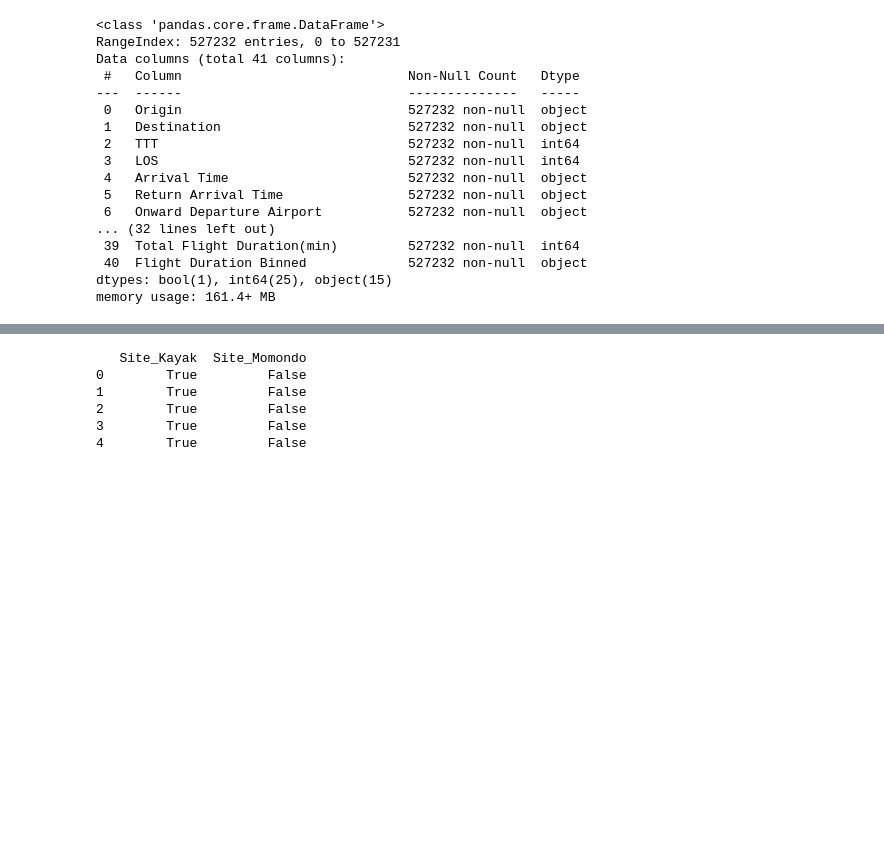
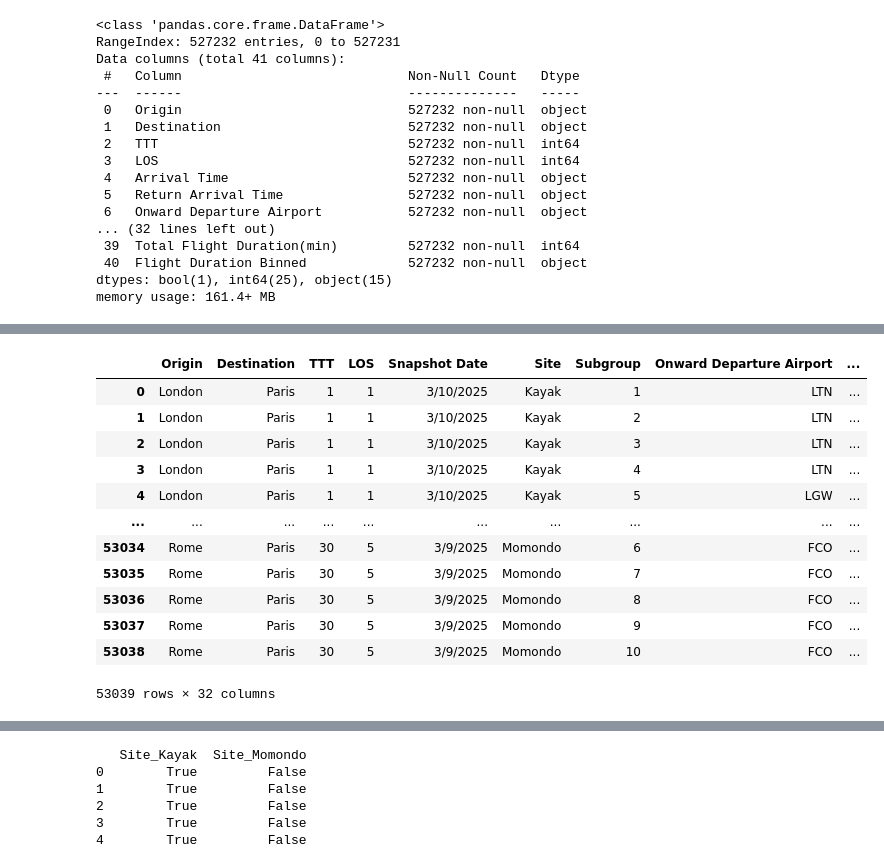
Before and after one commit to Andrian2024/DSProject-Flights, a Jupyter notebook: task D.ipynb, the cells around one changed output, grey strips where cells are left out. Cells and saved outputs as stored; diff of their text form; code cells hidden in the pictures; blank space fills up the shorter version.

```diff
--- a/task D.ipynb
+++ b/task D.ipynb
@@ -30,0 +78,33 @@ memory usage: 161.4+ MB
+# %%
+def mode_func(series):
+    return series.mode()[0]
+
+agg_df = data_copy.groupby(["Origin", "Destination", "TTT", "LOS", "Snapshot Date", "Site"]).agg(
+    {'Onward Departure Airport': mode_func,
+    'Onward Arrival Airport': mode_func,
+    'Return Departure Airport': mode_func,
+    'Return Arrival Airport': mode_func,
+    'Onward Airlines': mode_func,
+    'Return Airlines': mode_func,
+    'Onward Flight Connections': 'median',
+    'Onward Connection Duration(min)': 'median',
+    'Return Flight Connections': 'median',
+    'Return Connection Duration(min)': 'median',
+    'Carry-ons': mode_func,
+    'Checked Bags': mode_func,
+    'Total Onward Flight Duration(min)': 'median',
+    'Total Return Flight Duration(min)': 'median',
+    'Departure Month': mode_func,
+    'Departure Day': mode_func,
+    'Return Month': mode_func,
+    'Return Day': mode_func,
+    'Departure Time Category Num': 'median',
+    'Return Time Category Num': 'median',
+    'Onward Departure Airport Distance': 'mean',
+    'Onward Arrival Airport Distance': 'mean',
+    'Return Departure Airport Distance': 'mean',
+    'Return Arrival Airport Distance': 'mean',
+    'Price(NIS)': 'median'},
+).reset_index()
+
+agg_df.rename(columns={'Price(NIS)': 'Median Price (NIS)'}, inplace=True)
@@ -38,0 +374,23 @@ __________
+# %%
+final_agg_df = final_agg_df.sort_values(by=["Origin", "Destination", "TTT", "LOS", "Snapshot Date", "Site"]).reset_index(drop=True)
+kayak_df = final_agg_df[final_agg_df['Site'] == 'Kayak'].copy().reset_index(drop=True)
+momo_df = final_agg_df[final_agg_df['Site'] == 'Momondo'].copy().reset_index(drop=True)
+momo_df["Price Difference"] = momo_df["Median Price (NIS)"] - kayak_df["Median Price (NIS)"]
+kayak_df["Price Difference"] = kayak_df["Median Price (NIS)"] - momo_df["Median Price (NIS)"]
+momo_df["Abs Price Difference"] = abs(momo_df['Price Difference'])
+kayak_df["Abs Price Difference"] = abs(kayak_df['Price Difference'])
+final_agg_df
+# %% [output]
+|  | Origin | Destination | TTT | LOS | Snapshot Date | Site | Subgroup | Onward Departure Airport | ... |
+| 0 | London | Paris | 1 | 1 | 3/10/2025 | Kayak | 1 | LTN | ... |
+| 1 | London | Paris | 1 | 1 | 3/10/2025 | Kayak | 2 | LTN | ... |
+| 2 | London | Paris | 1 | 1 | 3/10/2025 | Kayak | 3 | LTN | ... |
+| 3 | London | Paris | 1 | 1 | 3/10/2025 | Kayak | 4 | LTN | ... |
+| 4 | London | Paris | 1 | 1 | 3/10/2025 | Kayak | 5 | LGW | ... |
+| ... | ... | ... | ... | ... | ... | ... | ... | ... | ... |
+| 53034 | Rome | Paris | 30 | 5 | 3/9/2025 | Momondo | 6 | FCO | ... |
+| 53035 | Rome | Paris | 30 | 5 | 3/9/2025 | Momondo | 7 | FCO | ... |
+| 53036 | Rome | Paris | 30 | 5 | 3/9/2025 | Momondo | 8 | FCO | ... |
+| 53037 | Rome | Paris | 30 | 5 | 3/9/2025 | Momondo | 9 | FCO | ... |
+| 53038 | Rome | Paris | 30 | 5 | 3/9/2025 | Momondo | 10 | FCO | ... |
+53039 rows × 32 columns
```
Also changed, not shown: parts of 65 cells of this notebook.
